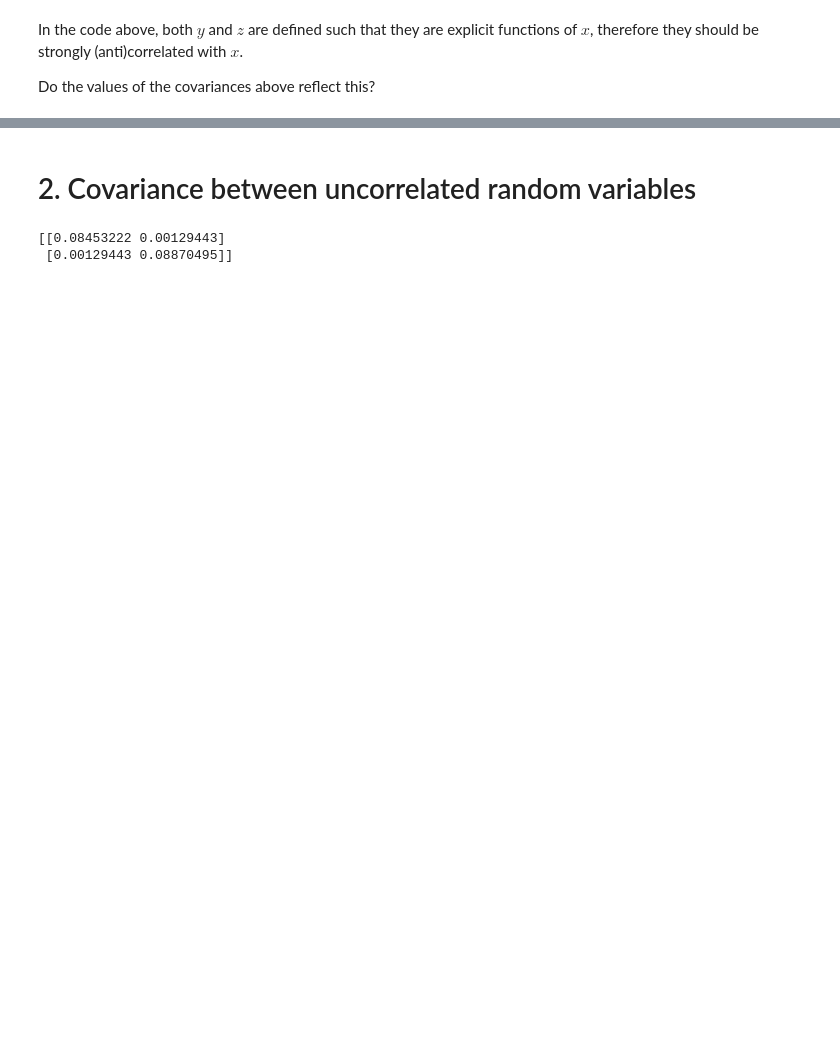
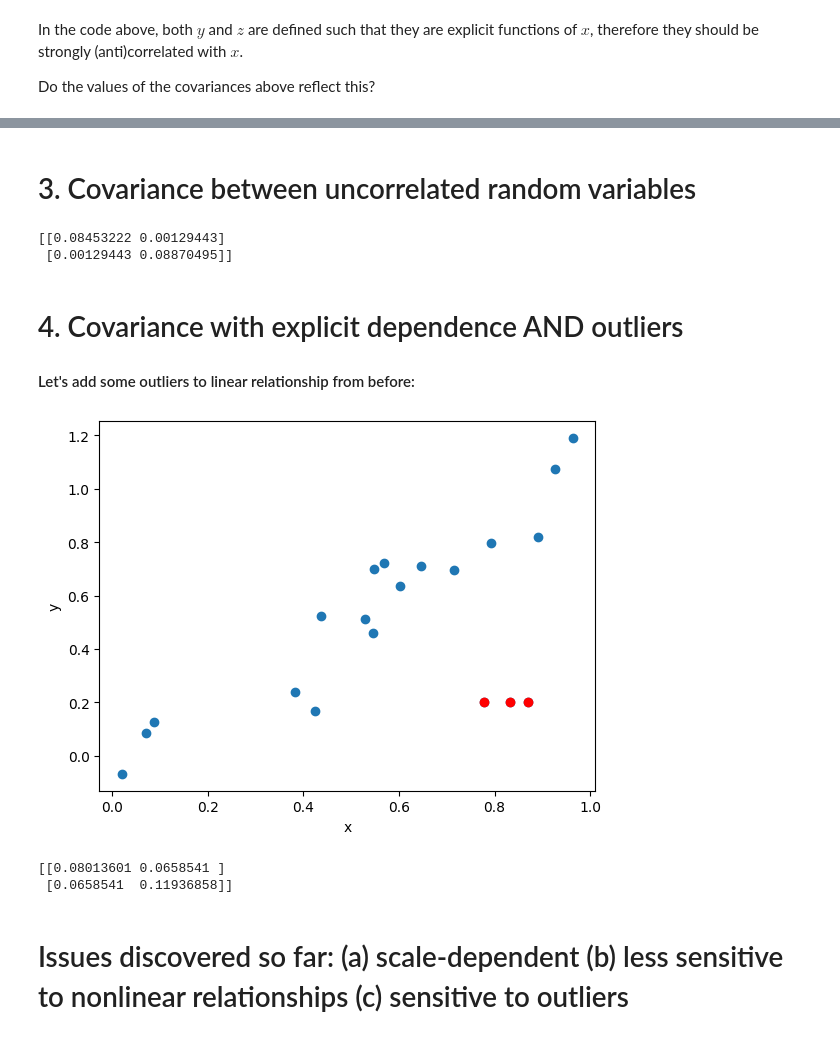
Before and after one commit to sundarjhu/Astrostatistics2025, a Jupyter notebook: Lesson05.ipynb, the cells around one changed output, grey strips where cells are left out. Cells and saved outputs as stored; diff of their text form; code cells hidden in the pictures; blank space fills up the shorter version.

```diff
--- a/Lesson05.ipynb
+++ b/Lesson05.ipynb
@@ -40,5 +72,5 @@ Do the values of the covariances above reflect this?
 # %% [markdown]
-# 2. Covariance between uncorrelated random variables
+# 3. Covariance between uncorrelated random variables
 # %%
 seed2 = seed + 1000
 size = 20
@@ -54,3 +86,24 @@ print(np.cov(np.array([x, q])))
 # Which of the above numbers is Cov(x, q)?
 # %%
 # How does Cov(x, q) change if `size` is increased to 100, 1000, 10000? Why?
+# %% [markdown]
+# 4. Covariance with explicit dependence AND outliers
+
+#### Let's add some outliers to linear relationship from before:
+# %%
+y[-3:] = 0.2
+
+plt.scatter(x, y)
+plt.plot(x[-3:], y[-3:], 'ro')
+plt.xlabel('x')
+plt.ylabel('y')
+plt.show()
+# %% [output]
+[figure, added]
+# %%
+print(np.cov(np.array([x, y])))
+# %% [output]
+[[0.08013601 0.0658541 ]
+ [0.0658541  0.11936858]]
+# %% [markdown]
+# Issues discovered so far: (a) scale-dependent (b) less sensitive to nonlinear relationships (c) sensitive to outliers
```
Also changed, not shown: parts of 10 cells of this notebook.
